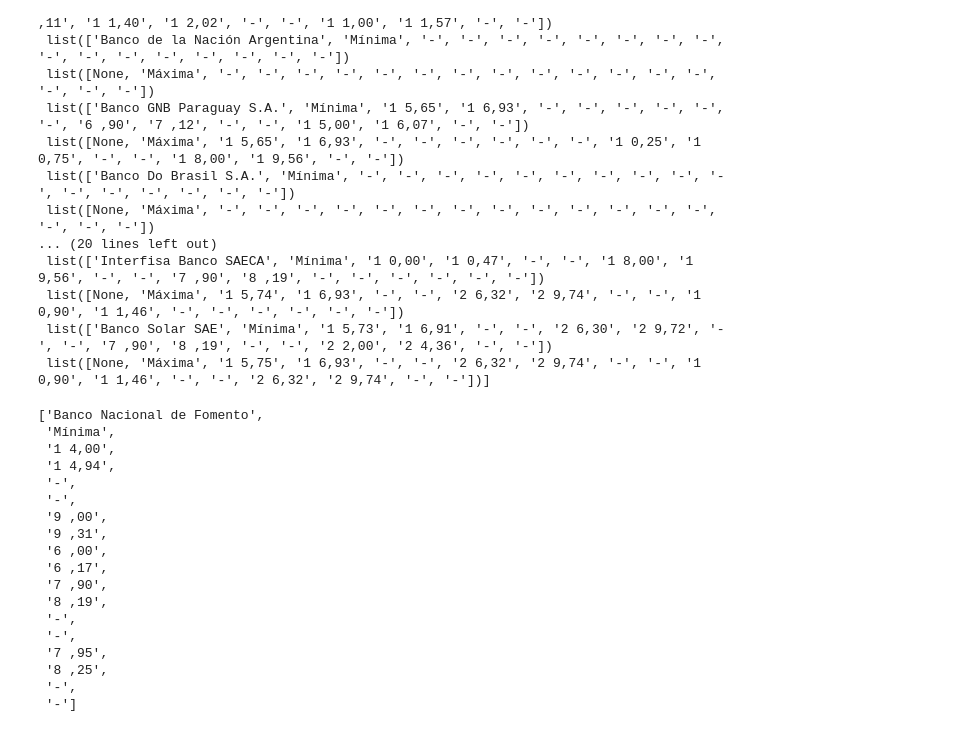
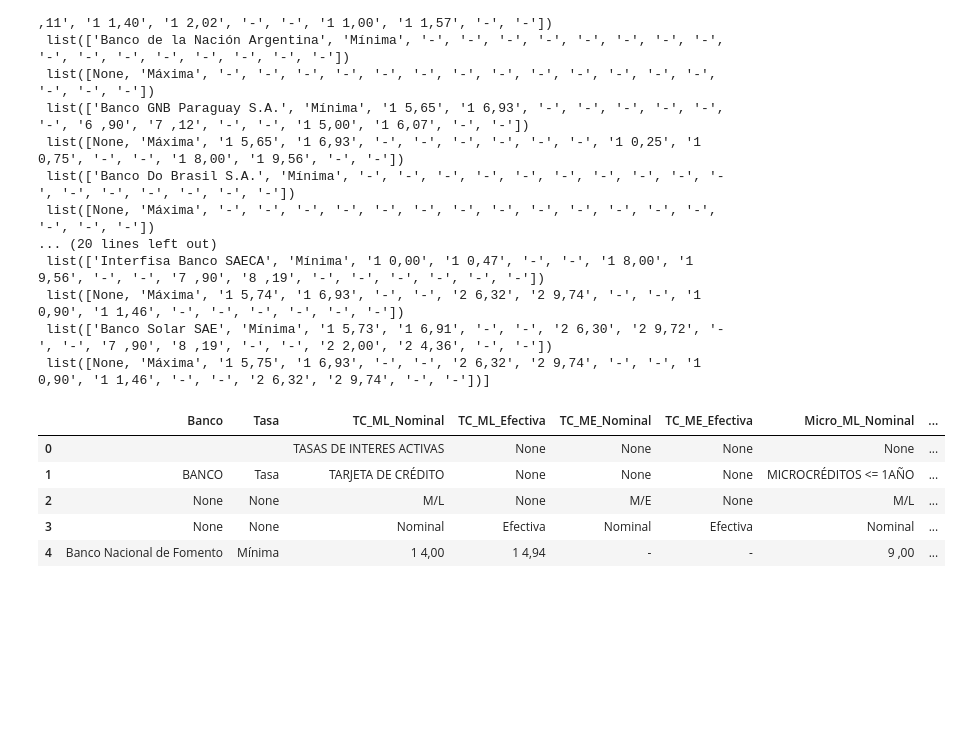
Before and after one commit to rofigueredo/PythonAnalysis, a Jupyter notebook: WebScrapp_pdf/ETL_tasasInteres.ipynb, the cells around one changed output. Saved outputs shown, nothing was run; the diff lists cells and outputs as text; code cells hidden in the pictures; blank space fills up the shorter version.

```diff
--- a/WebScrapp_pdf/ETL_tasasInteres.ipynb
+++ b/WebScrapp_pdf/ETL_tasasInteres.ipynb
@@ -77,24 +81,16 @@ print(headers)
  list([None, 'Máxima', '1 5,74', '1 6,93', '-', '-', '2 6,32', '2 9,74', '-', '-', '1 0,90', '1 1,46', '-', '-', '-', '-', '-', '-'])
  list(['Banco Solar SAE', 'Mínima', '1 5,73', '1 6,91', '-', '-', '2 6,30', '2 9,72', '-', '-', '7 ,90', '8 ,19', '-', '-', '2 2,00', '2 4,36', '-', '-'])
  list([None, 'Máxima', '1 5,75', '1 6,93', '-', '-', '2 6,32', '2 9,74', '-', '-', '1 0,90', '1 1,46', '-', '-', '2 6,32', '2 9,74', '-', '-'])]
-# %%
-headers[4]
-# %% [output]
-['Banco Nacional de Fomento',
- 'Mínima',
- '1 4,00',
- '1 4,94',
- '-',
- '-',
- '9 ,00',
- '9 ,31',
- '6 ,00',
- '6 ,17',
- '7 ,90',
- '8 ,19',
- '-',
- '-',
- '7 ,95',
- '8 ,25',
- '-',
- '-']
+# %%
+test = list(headers)
+df_f = pd.DataFrame(test,
+                  columns=colPag1)
+
+df_f.head()
+# %% [output]
+|  | Banco | Tasa | TC_ML_Nominal | TC_ML_Efectiva | TC_ME_Nominal | TC_ME_Efectiva | Micro_ML_Nominal | ... |
+| 0 |  |  | TASAS DE INTERES ACTIVAS | None | None | None | None | ... |
+| 1 | BANCO | Tasa | TARJETA DE CRÉDITO | None | None | None | MICROCRÉDITOS <= 1AÑO | ... |
+| 2 | None | None | M/L | None | M/E | None | M/L | ... |
+| 3 | None | None | Nominal | Efectiva | Nominal | Efectiva | Nominal | ... |
+| 4 | Banco Nacional de Fomento | Mínima | 1 4,00 | 1 4,94 | - | - | 9 ,00 | ... |
```
Also changed, not shown: parts of 4 cells of this notebook.
